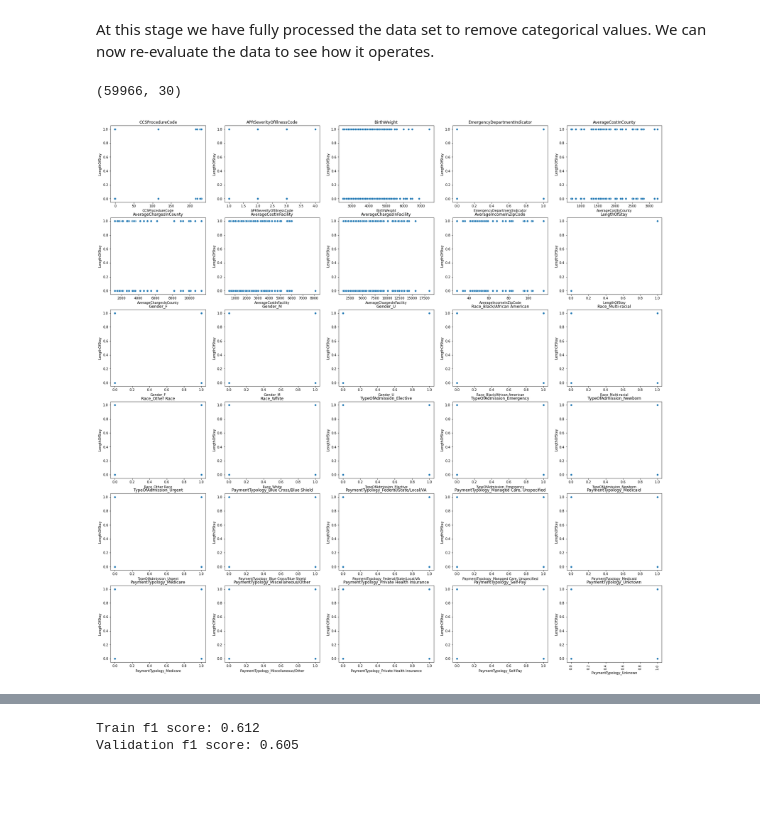
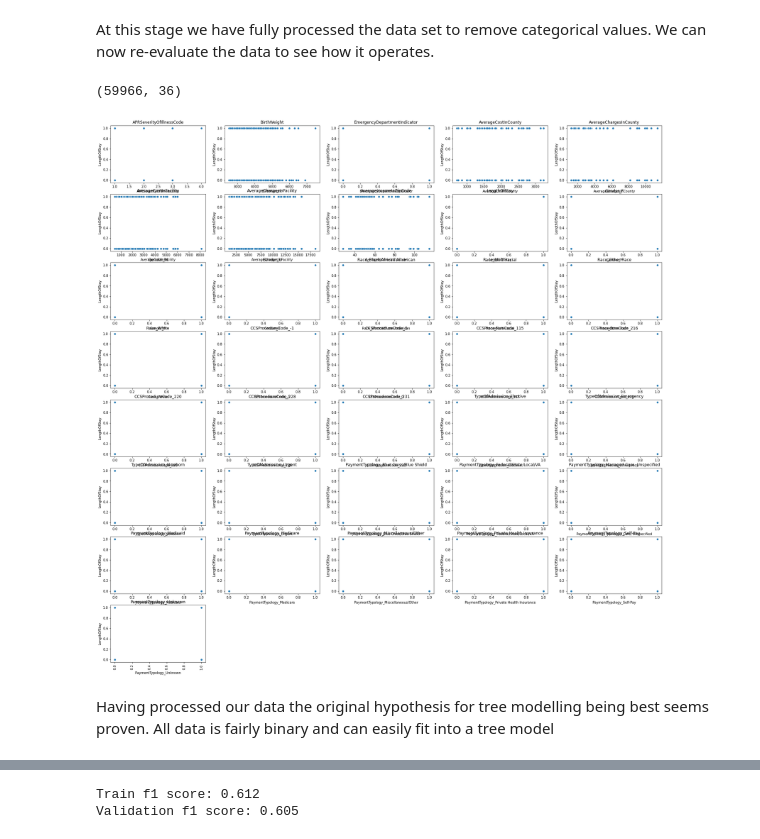
Before and after one commit to s3722163/machine-learning-lab, a Jupyter notebook: Assignment 1.ipynb, the cells around one changed output, grey strips where cells are left out. Saved outputs shown, nothing was run; the diff lists cells and outputs as text; code cells hidden in the pictures; blank space fills up the shorter version.

```diff
--- a/Assignment 1.ipynb
+++ b/Assignment 1.ipynb
@@ -162,0 +163,12 @@ Looking at the relationship between each point of data and LengthOfStay we can s
+# %%
+plt.figure(figsize=(20,20))
+for i, col in enumerate(hospitalFrame.columns):
+    plt.subplot(4,5,i+1)
+    ax = sns.boxplot(y='LengthOfStay',x=col,data=hospitalFrame)
+    ax.set_xticklabels(ax.get_xticklabels(),rotation=90)
+    # sns.regplot(x=col,y='LengthOfStay', data=hospitalFrame)
+    plt.title(col)
+
+
+plt.xticks(rotation='vertical')
+plt.show()
@@ -302,0 +327,7 @@ hospitalFrame.head()
+# %%
+OneHotEncoder_CCSProcedureCode = OneHotEncoder(handle_unknown='ignore')
+OneHotEncoder_CCSProcedureCode.fit(hospitalFrame[['CCSProcedureCode']])
+
+onehot_ = OneHotEncoder_CCSProcedureCode.transform(hospitalFrame[['CCSProcedureCode']]).toarray()
+
+print(onehot_.shape, OneHotEncoder_CCSProcedureCode.categories_)
@@ -302,0 +340,7 @@ hospitalFrame.head()
+# %%
+colName = 'CCSProcedureCode'
+for i in range(len(OneHotEncoder_CCSProcedureCode.categories_[0])):
+    hospitalFrame[colName + '_' + str(OneHotEncoder_CCSProcedureCode.categories_[0][i])] = onehot_[:,i]
+
+
+hospitalFrame.head()
@@ -302,0 +355,3 @@ hospitalFrame.head()
+# %%
+hospitalFrame = hospitalFrame.drop(['CCSProcedureCode'], axis=1)
+hospitalFrame.head()
@@ -427,18 +490,20 @@ At this stage we have fully processed the data set to remove categorical values.
 # %%
 hospitalFrame.shape
 # %% [output]
-(59966, 30)
+(59966, 36)
 # %%
 import seaborn as sns
 plt.figure(figsize=(30,30))
 for i, col in enumerate(hospitalFrame.columns):
-    plt.subplot(6,5,i+1)
+    plt.subplot(8,5,i+1)
     sns.scatterplot(data=hospitalFrame, x=col, y='LengthOfStay')
     # sns.regplot(x=col,y='LengthOfStay', data=hospitalFrame)
     plt.title(col)
 
 
 plt.xticks(rotation='vertical')
 plt.show()
 # %% [output]
-[figure, old version]
+[figure, new version]
+# %% [markdown]
+Having processed our data the original hypothesis for tree modelling being best seems proven. All data is fairly binary and can easily fit into a tree model
```
Also changed, not shown: parts of 65 cells of this notebook, 4 other files.
